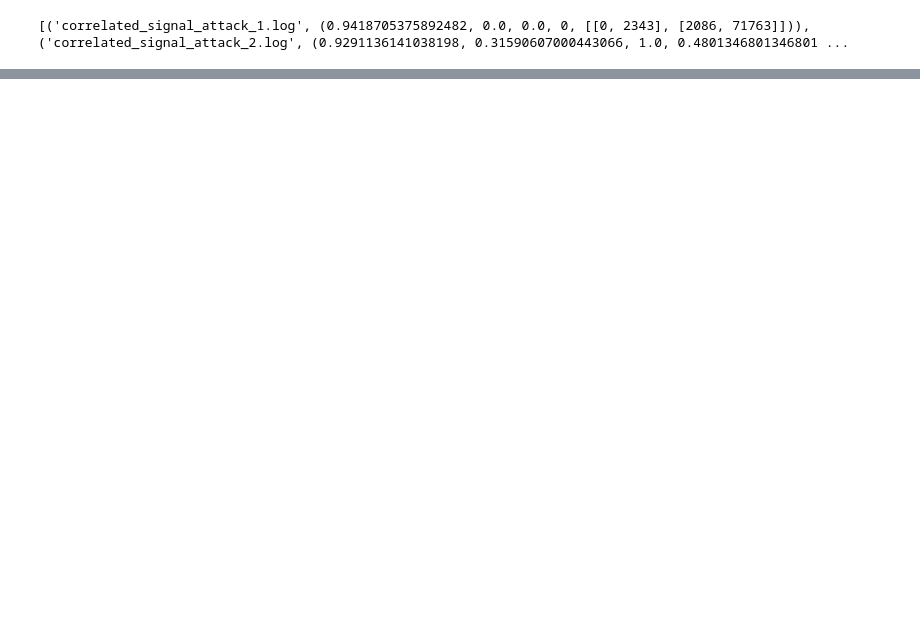
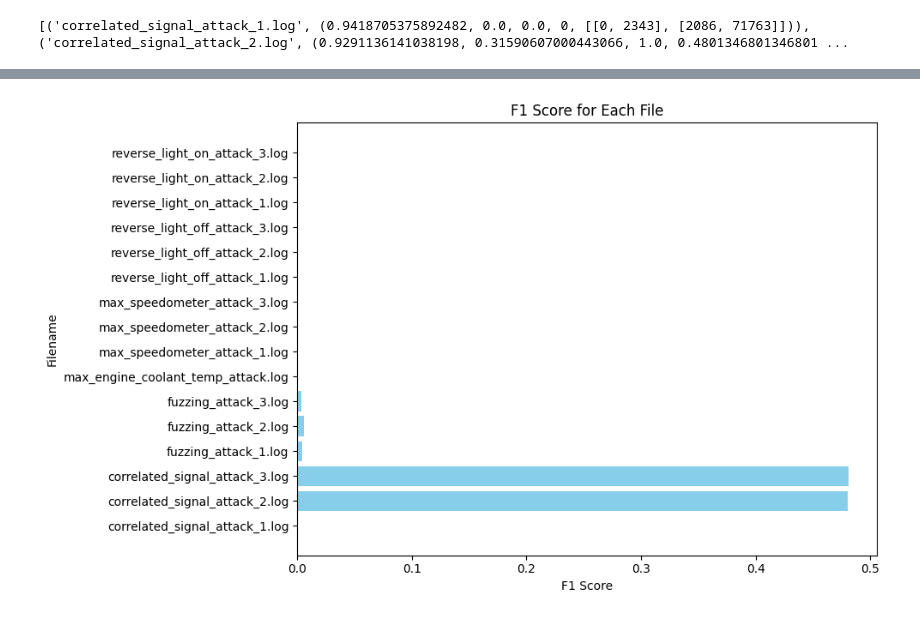
Before and after one commit to jcourson8/CANIDS, a Jupyter notebook: report/plot_59005e-6_threshold_results.ipynb, the cells around one changed output, grey strips where cells are left out. Cells and saved outputs as stored; diff of their text form; code cells hidden in the pictures; blank space fills up the shorter version.

```diff
--- a/report/plot_59005e-6_threshold_results.ipynb
+++ b/report/plot_59005e-6_threshold_results.ipynb
@@ -24,0 +63,17 @@ plt.show()
+# %%
+import matplotlib.pyplot as plt
+
+#"results" is a list of tuples in the format ('filename', (accuracy, precision, recall, f1_score, confusion_matrix))
+filenames = [result[0] for result in results]
+F1s = [result[1][3] for result in results]
+
+# Plotting using horizontal bars
+plt.figure(figsize=(10, 6))
+plt.barh(filenames, F1s, color='skyblue')
+plt.xlabel('F1 Score')
+plt.ylabel('Filename')
+plt.title('F1 Score for Each File')
+plt.tight_layout()
+plt.show()
+# %% [output]
+[figure, added]
```
Also changed, not shown: parts of 4 cells of this notebook.
